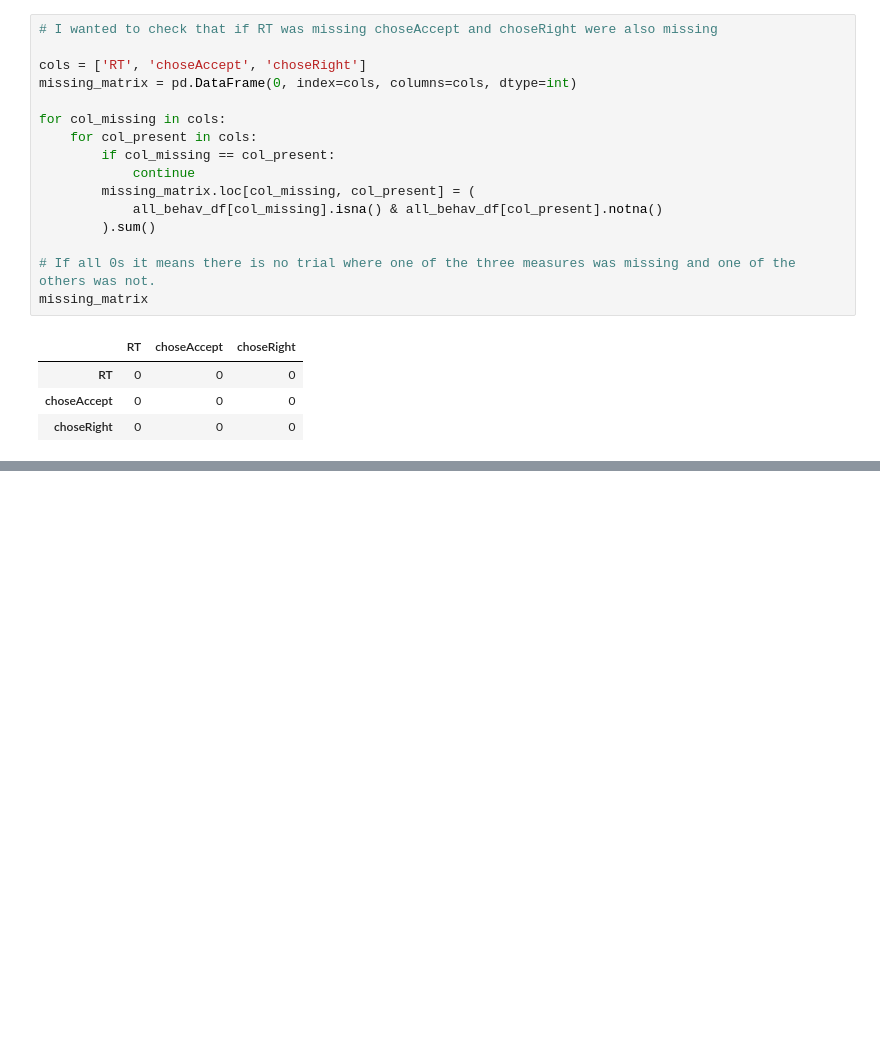
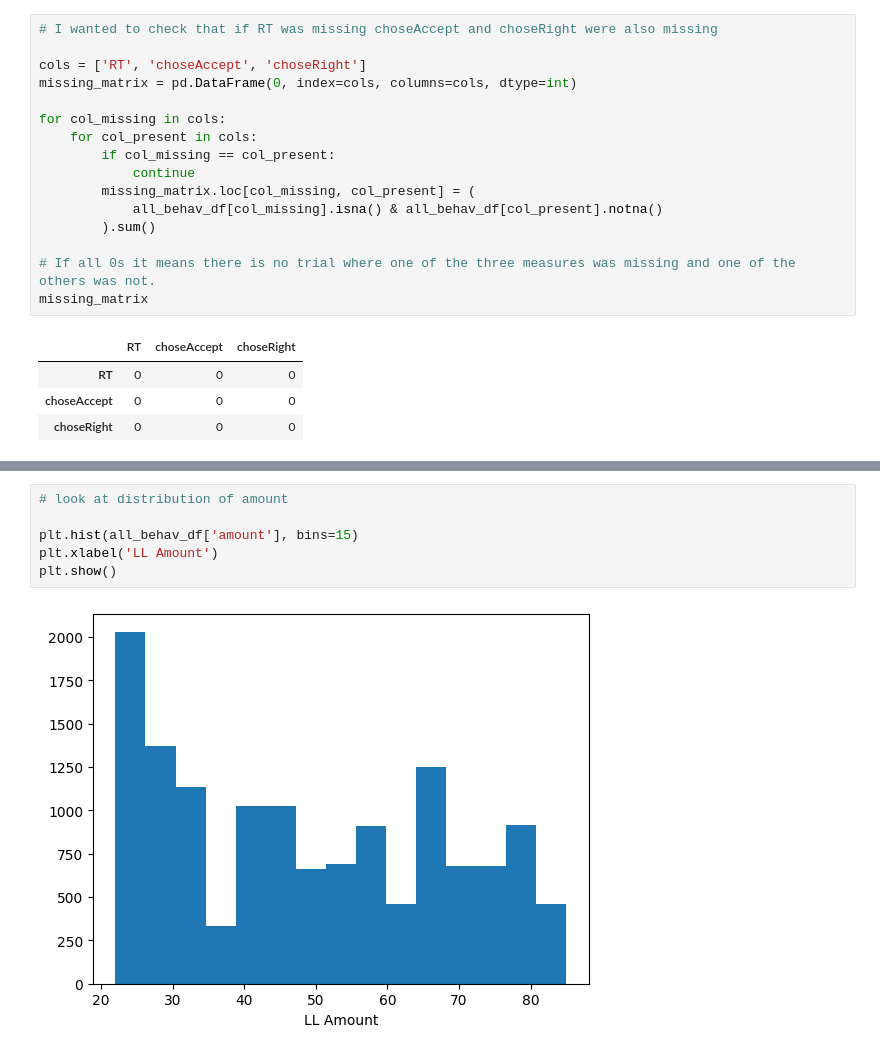
Before and after one commit to jmumford/dd-kable-analysis, a Jupyter notebook: analyses/behavioral_data_exploration/response_time_exploration.ipynb, the cells around one changed output, grey strips where cells are left out. Cells and saved outputs as stored; diff of their text form; blank space fills up the shorter version.

```diff
--- a/analyses/behavioral_data_exploration/response_time_exploration.ipynb
+++ b/analyses/behavioral_data_exploration/response_time_exploration.ipynb
@@ -202,0 +225,8 @@ Mismatches: 7008 (49.7%)
+# %%
+# look at distribution of amount
+
+plt.hist(all_behav_df['amount'], bins=15)
+plt.xlabel('LL Amount')
+plt.show()
+# %% [output]
+[figure, added]
```
Also changed, not shown: parts of 9 cells of this notebook.
